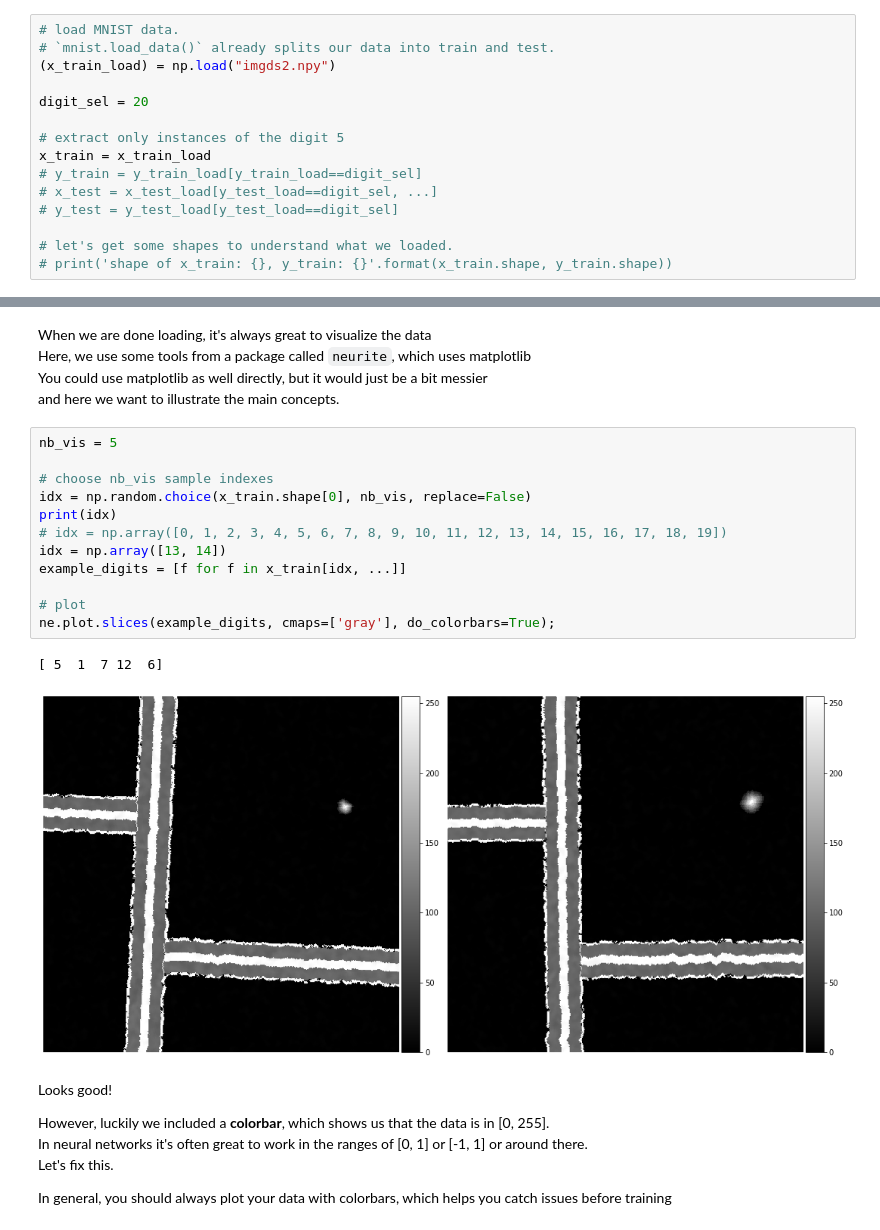
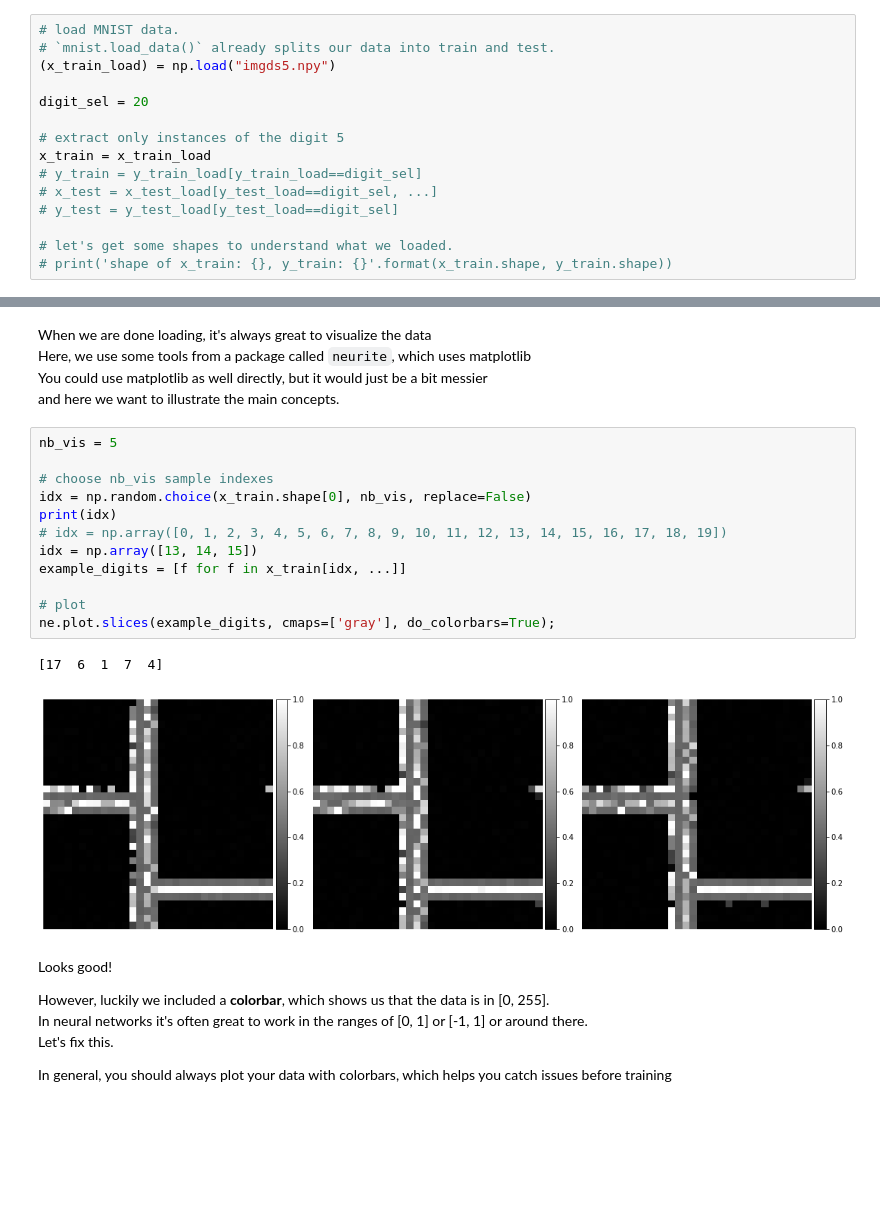
Before and after one commit to mgwein/voxelmorph, a Jupyter notebook: images/Copy_of_Copy_of_VoxelMorph_Tutorial.ipynb, the cells around one changed output, grey strips where cells are left out. Saved outputs shown, nothing was run; the diff lists cells and outputs as text; blank space fills up the shorter version.

```diff
--- a/images/Copy_of_Copy_of_VoxelMorph_Tutorial.ipynb
+++ b/images/Copy_of_Copy_of_VoxelMorph_Tutorial.ipynb
@@ -83,7 +83,7 @@ from tensorflow.keras.datasets import mnist
 # %%
 # load MNIST data.
 # `mnist.load_data()` already splits our data into train and test.
-(x_train_load) = np.load("imgds2.npy")
+(x_train_load) = np.load("imgds5.npy")
 
 digit_sel = 20
 
@@ -118,18 +118,18 @@ and here we want to illustrate the main concepts.
 # %%
 nb_vis = 5
 
 # choose nb_vis sample indexes
 idx = np.random.choice(x_train.shape[0], nb_vis, replace=False)
 print(idx)
 # idx = np.array([0, 1, 2, 3, 4, 5, 6, 7, 8, 9, 10, 11, 12, 13, 14, 15, 16, 17, 18, 19])
-idx = np.array([13, 14])
+idx = np.array([13, 14, 15])
 example_digits = [f for f in x_train[idx, ...]]
 
 # plot
 ne.plot.slices(example_digits, cmaps=['gray'], do_colorbars=True);
 # %% [output]
-[ 5  1  7 12  6]
+[17  6  1  7  4]
-[figure, old version]
+[figure, new version]
 # %% [markdown]
 Looks good!
 
```
Also changed, not shown: parts of 15 cells of this notebook, 1 other file.
